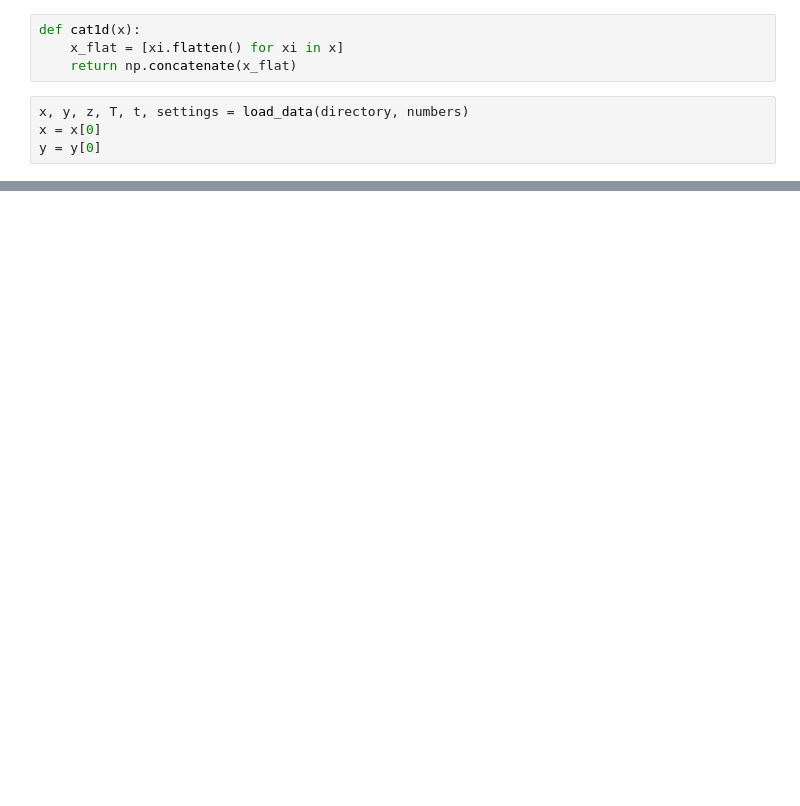
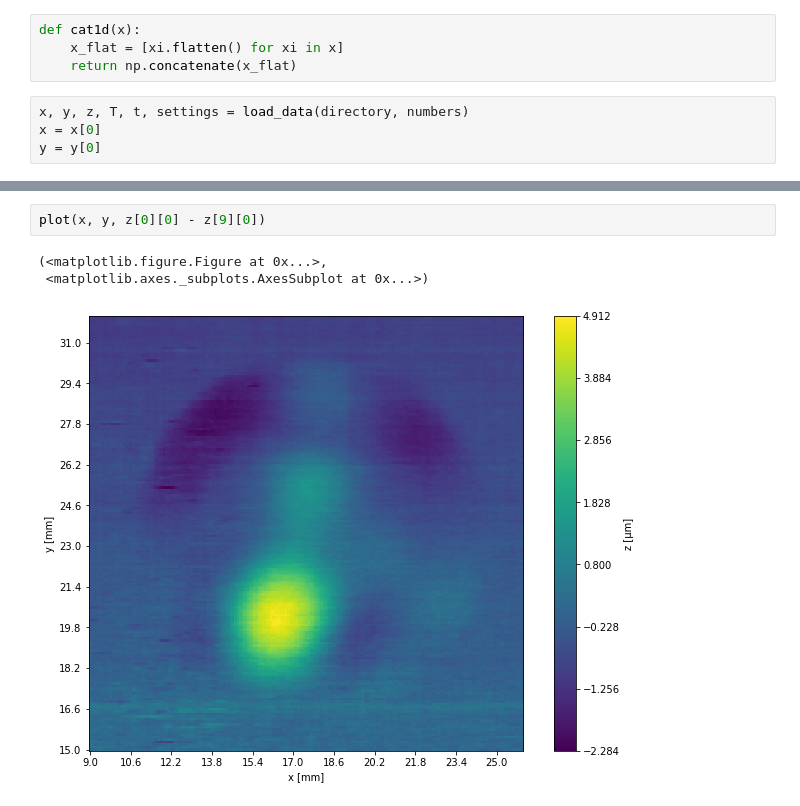
Before and after one commit to benjamingmeiner/kapascan-measurements, a Jupyter notebook: view_data.ipynb, the cells around one changed output, grey strips where cells are left out. Drawn from its saved outputs; the diff is of its cells as text; blank space fills up the shorter version.

```diff
--- a/view_data.ipynb
+++ b/view_data.ipynb
@@ -44,0 +31,6 @@ for zi, zj in zip(z, z[1:]):
+# %%
+plot(x, y, z[0][0] - z[9][0])
+# %% [output]
+(<matplotlib.figure.Figure at 0x...>,
+ <matplotlib.axes._subplots.AxesSubplot at 0x...>)
+[figure, added]
```
Also changed, not shown: parts of 4 cells of this notebook, 1 other file.
